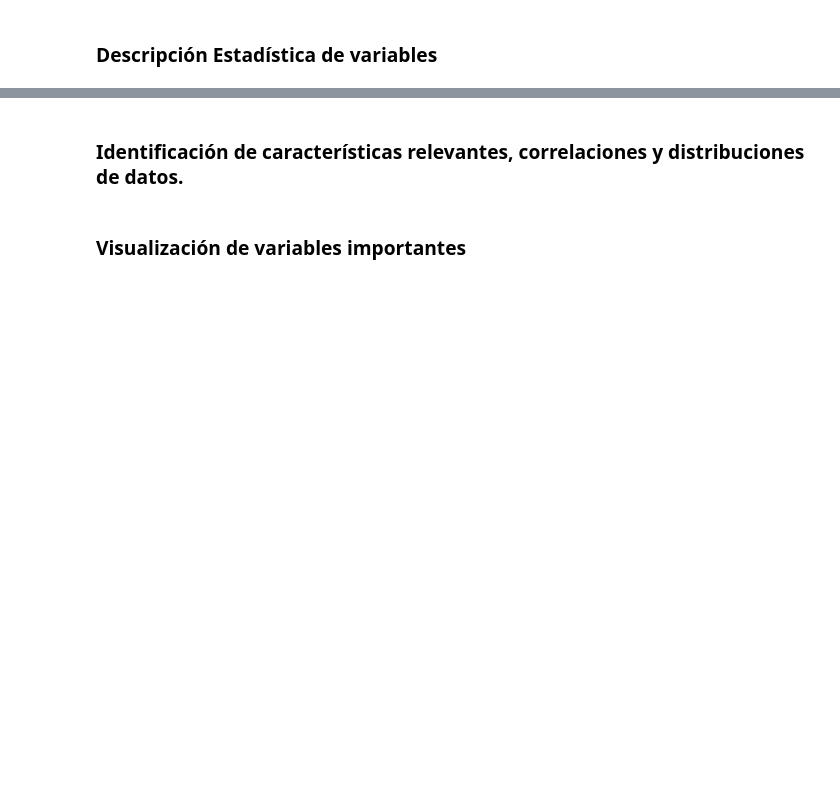
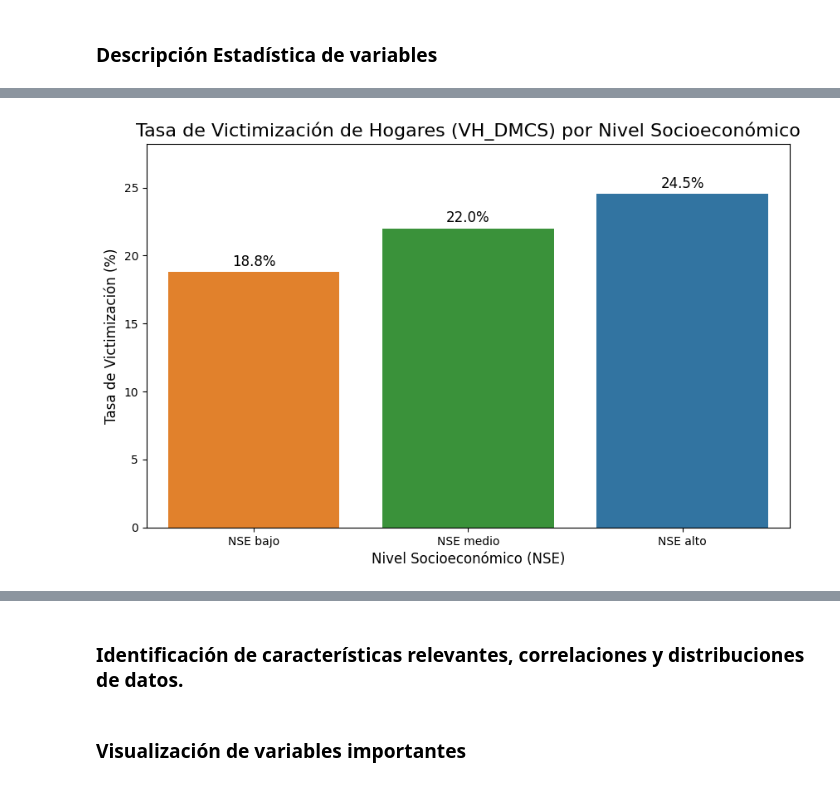
Before and after one commit to zMRGABOz/tarea_2_ia, a Jupyter notebook: src/main.ipynb, the cells around one changed output, grey strips where cells are left out. Saved outputs shown, nothing was run; the diff lists cells and outputs as text; code cells hidden in the pictures; blank space fills up the shorter version.

```diff
--- a/src/main.ipynb
+++ b/src/main.ipynb
@@ -16,0 +265,29 @@ display(df.isnull().sum().to_frame("Missing Values"))
+# %%
+df_plot = tasa_victim_nse.reset_index(name='Tasa de Victimización (%)')
+
+# Dibujar el gráfico de barras
+plt.figure(figsize=(10, 6))
+ax = sns.barplot(
+    x='nse_label',
+    y='Tasa de Victimización (%)',
+    hue='nse_label', # Necesario para evitar el warning de 'palette'
+    data=df_plot,
+    order=['NSE bajo', 'NSE medio', 'NSE alto'],
+    legend=False
+)
+
+ax.set_title('Tasa de Victimización de Hogares (VH_DMCS) por Nivel Socioeconómico', fontsize=16)
+ax.set_xlabel('Nivel Socioeconómico (NSE)', fontsize=12)
+ax.set_ylabel('Tasa de Victimización (%)', fontsize=12)
+ax.set_ylim(0, df_plot['Tasa de Victimización (%)'].max() * 1.15) # Da espacio arriba
+
+#  Añade las etiquetas de porcentaje sobre cada barra
+for p in ax.patches:
+    ax.annotate(f'{p.get_height():.1f}%', # Formato con 1 decimal
+                (p.get_x() + p.get_width() / 2., p.get_height()),
+                ha='center', va='center',
+                xytext=(0, 9),
+                textcoords='offset points',
+                fontsize=12)
+# %% [output]
+[figure, added]
```
Also changed, not shown: parts of 23 cells of this notebook, 2 other files.
